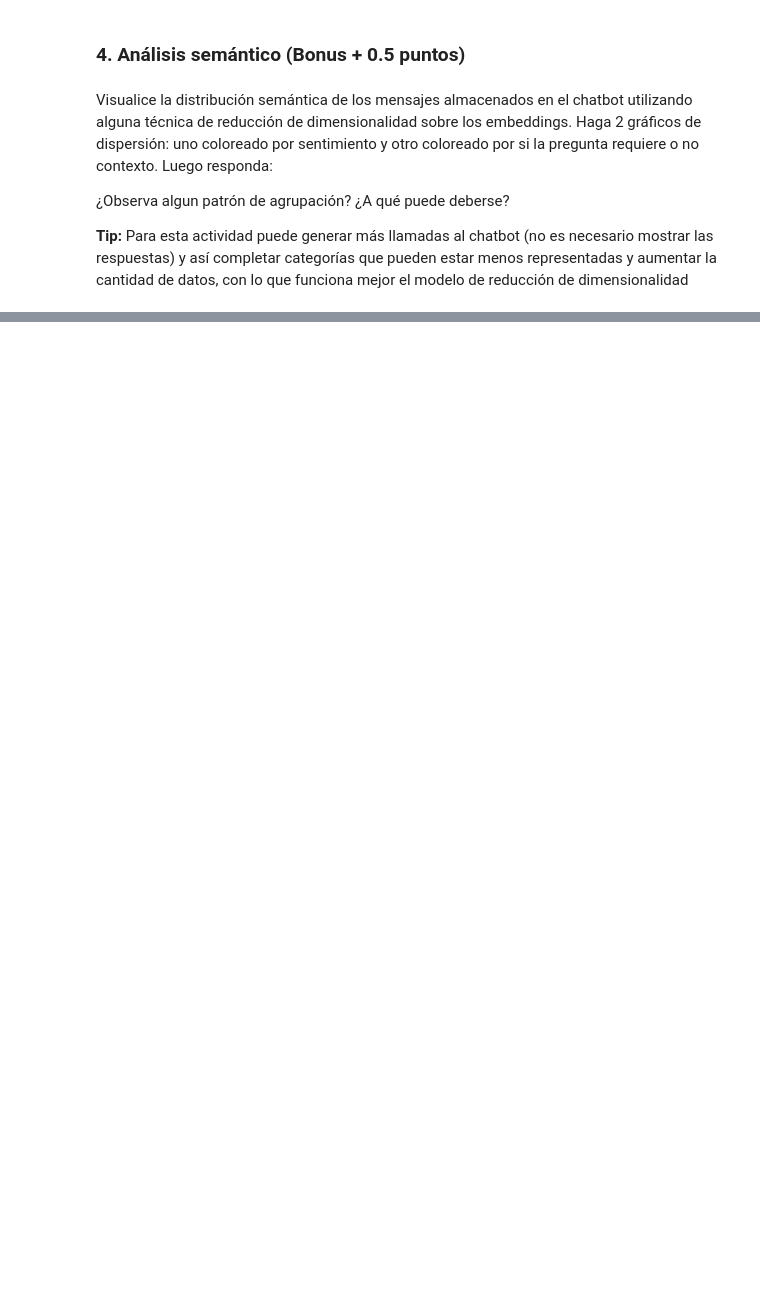
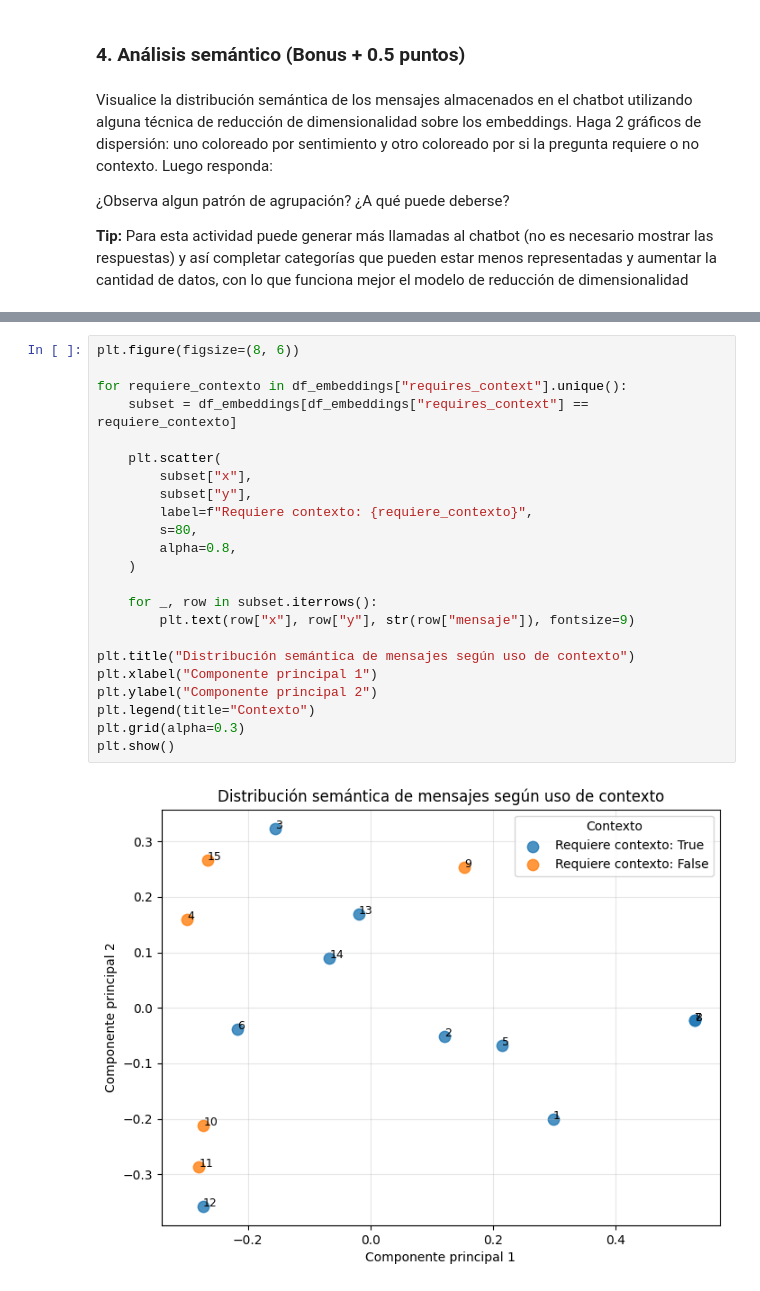
Before and after one commit to matisweet/MDS7202, a Jupyter notebook: labs/lab-10/Lab10_enunciado.ipynb, the cells around one changed output, grey strips where cells are left out. Drawn from its saved outputs; the diff is of its cells as text; blank space fills up the shorter version.

```diff
--- a/labs/lab-10/Lab10_enunciado.ipynb
+++ b/labs/lab-10/Lab10_enunciado.ipynb
@@ -296,0 +2093,25 @@ Visualice la distribución semántica de los mensajes almacenados en el chatbot
+# %%
+plt.figure(figsize=(8, 6))
+
+for requiere_contexto in df_embeddings["requires_context"].unique():
+    subset = df_embeddings[df_embeddings["requires_context"] == requiere_contexto]
+
+    plt.scatter(
+        subset["x"],
+        subset["y"],
+        label=f"Requiere contexto: {requiere_contexto}",
+        s=80,
+        alpha=0.8,
+    )
+
+    for _, row in subset.iterrows():
+        plt.text(row["x"], row["y"], str(row["mensaje"]), fontsize=9)
+
+plt.title("Distribución semántica de mensajes según uso de contexto")
+plt.xlabel("Componente principal 1")
+plt.ylabel("Componente principal 2")
+plt.legend(title="Contexto")
+plt.grid(alpha=0.3)
+plt.show()
+# %% [output]
+[figure, added]
```
Also changed, not shown: parts of 113 cells of this notebook, 4 other files.
